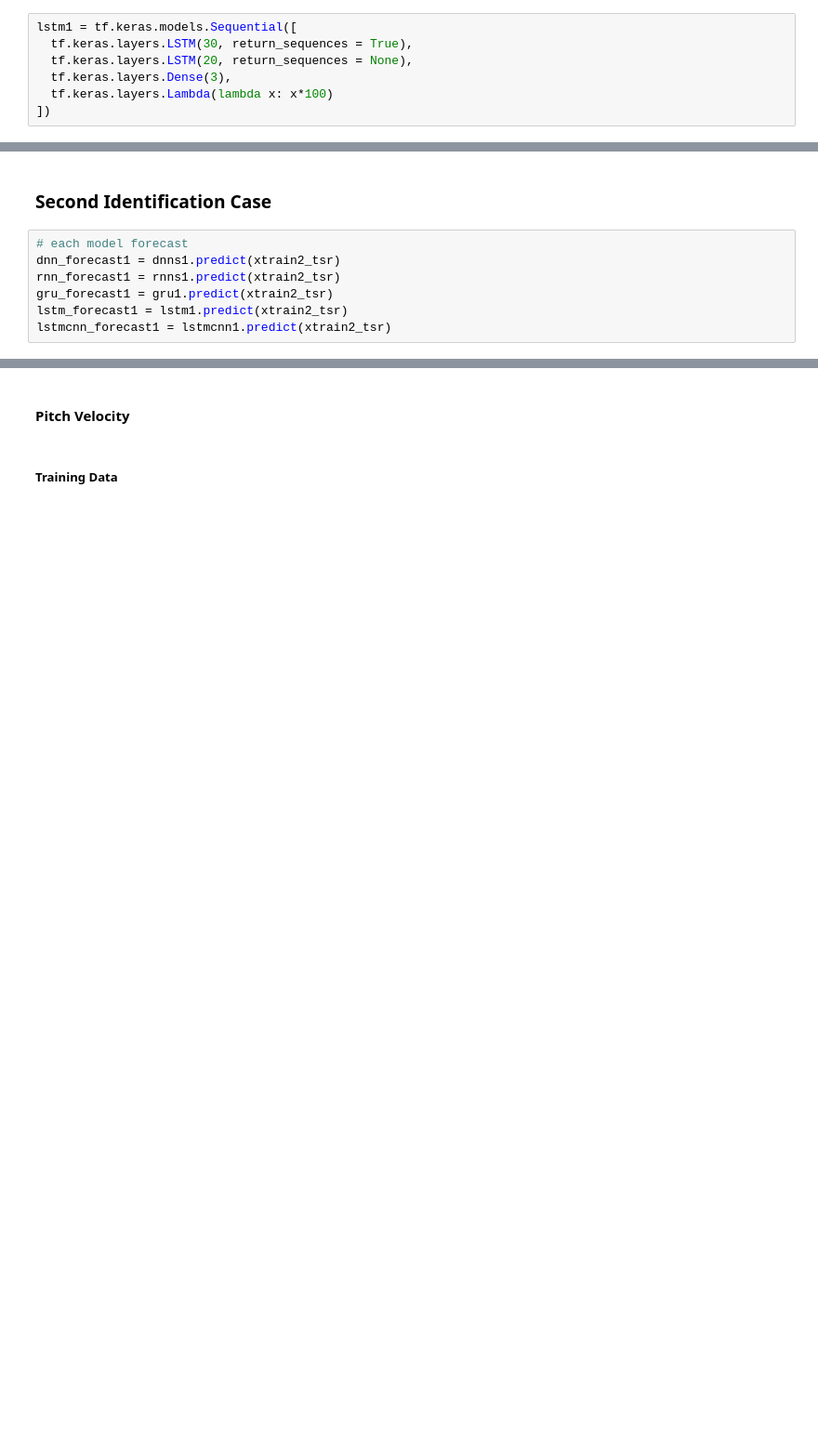
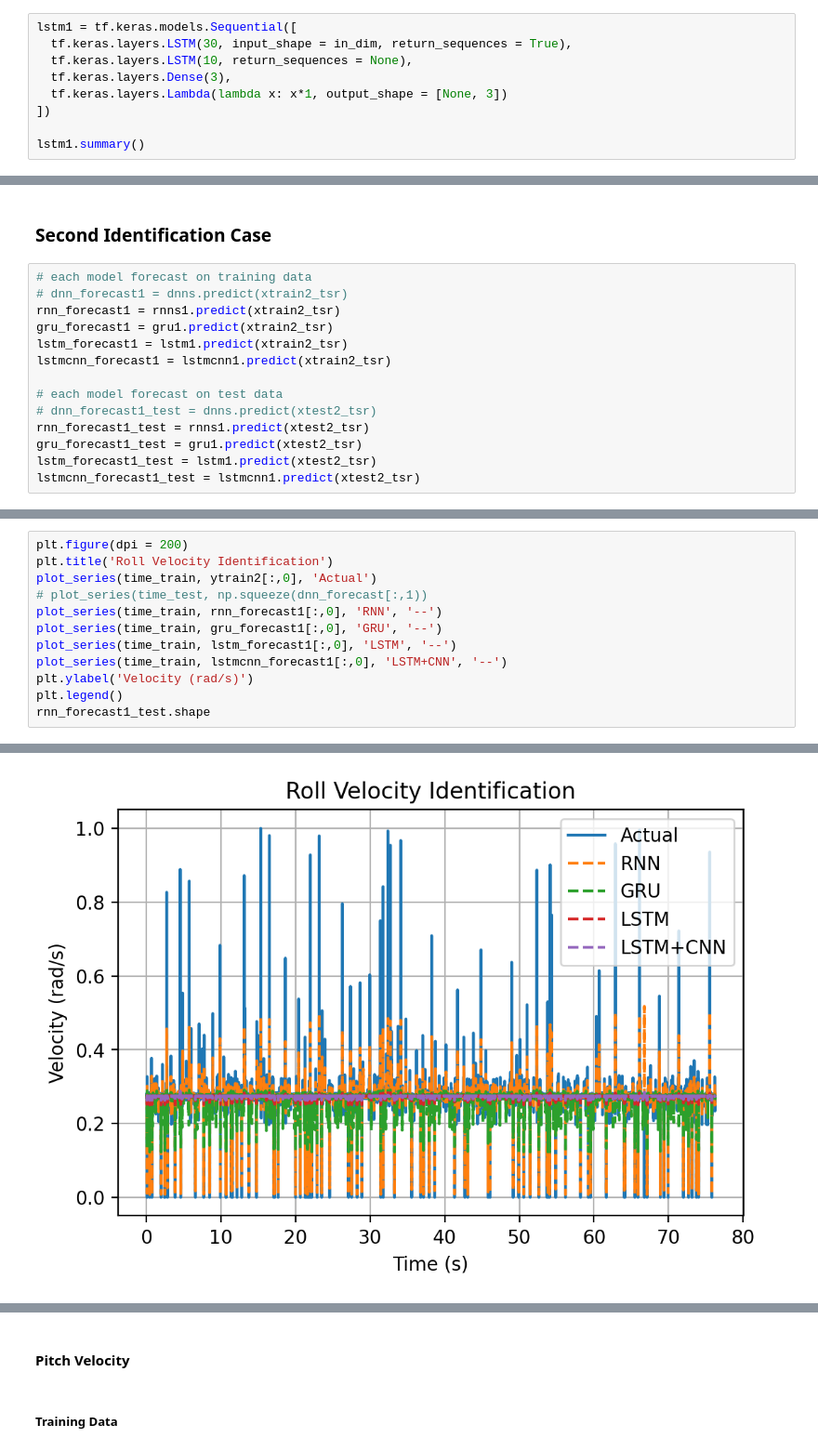
Before and after one commit to brilianputraa/deepiduav, a Jupyter notebook: DEEPIDUAV.ipynb, the cells around one changed output, grey strips where cells are left out. Shown at 93% size. Saved outputs shown, nothing was run; the diff lists cells and outputs as text; blank space fills up the shorter version.

```diff
--- a/DEEPIDUAV.ipynb
+++ b/DEEPIDUAV.ipynb
@@ -247,8 +440,10 @@ gru1 = tf.keras.models.Sequential([
 #### Long Short Term Memory (LSTM)
 # %%
 lstm1 = tf.keras.models.Sequential([
-  tf.keras.layers.LSTM(30, return_sequences = True),
-  tf.keras.layers.LSTM(20, return_sequences = None),
+  tf.keras.layers.LSTM(30, input_shape = in_dim, return_sequences = True),
+  tf.keras.layers.LSTM(10, return_sequences = None),
   tf.keras.layers.Dense(3),
-  tf.keras.layers.Lambda(lambda x: x*100)
+  tf.keras.layers.Lambda(lambda x: x*1, output_shape = [None, 3])
 ])
+
+lstm1.summary()
@@ -364,9 +677,16 @@ plt.legend()
 # %% [markdown]
 ### Second Identification Case
 # %%
-# each model forecast
-dnn_forecast1 = dnns1.predict(xtrain2_tsr)
+# each model forecast on training data
+# dnn_forecast1 = dnns.predict(xtrain2_tsr)
 rnn_forecast1 = rnns1.predict(xtrain2_tsr)
 gru_forecast1 = gru1.predict(xtrain2_tsr)
 lstm_forecast1 = lstm1.predict(xtrain2_tsr)
 lstmcnn_forecast1 = lstmcnn1.predict(xtrain2_tsr)
+
+# each model forecast on test data
+# dnn_forecast1_test = dnns.predict(xtest2_tsr)
+rnn_forecast1_test = rnns1.predict(xtest2_tsr)
+gru_forecast1_test = gru1.predict(xtest2_tsr)
+lstm_forecast1_test = lstm1.predict(xtest2_tsr)
+lstmcnn_forecast1_test = lstmcnn1.predict(xtest2_tsr)
@@ -372,0 +697,13 @@ lstmcnn_forecast1 = lstmcnn1.predict(xtrain2_tsr)
+# %%
+plt.figure(dpi = 200)
+plt.title('Roll Velocity Identification')
+plot_series(time_train, ytrain2[:,0], 'Actual')
+# plot_series(time_test, np.squeeze(dnn_forecast[:,1))
+plot_series(time_train, rnn_forecast1[:,0], 'RNN', '--')
+plot_series(time_train, gru_forecast1[:,0], 'GRU', '--')
+plot_series(time_train, lstm_forecast1[:,0], 'LSTM', '--')
+plot_series(time_train, lstmcnn_forecast1[:,0], 'LSTM+CNN', '--')
+plt.ylabel('Velocity (rad/s)')
+plt.legend()
+rnn_forecast1_test.shape
+# %% [output]
@@ -372,0 +711 @@ lstmcnn_forecast1 = lstmcnn1.predict(xtrain2_tsr)
+[figure, added]
```
Also changed, not shown: parts of 43 cells of this notebook.
